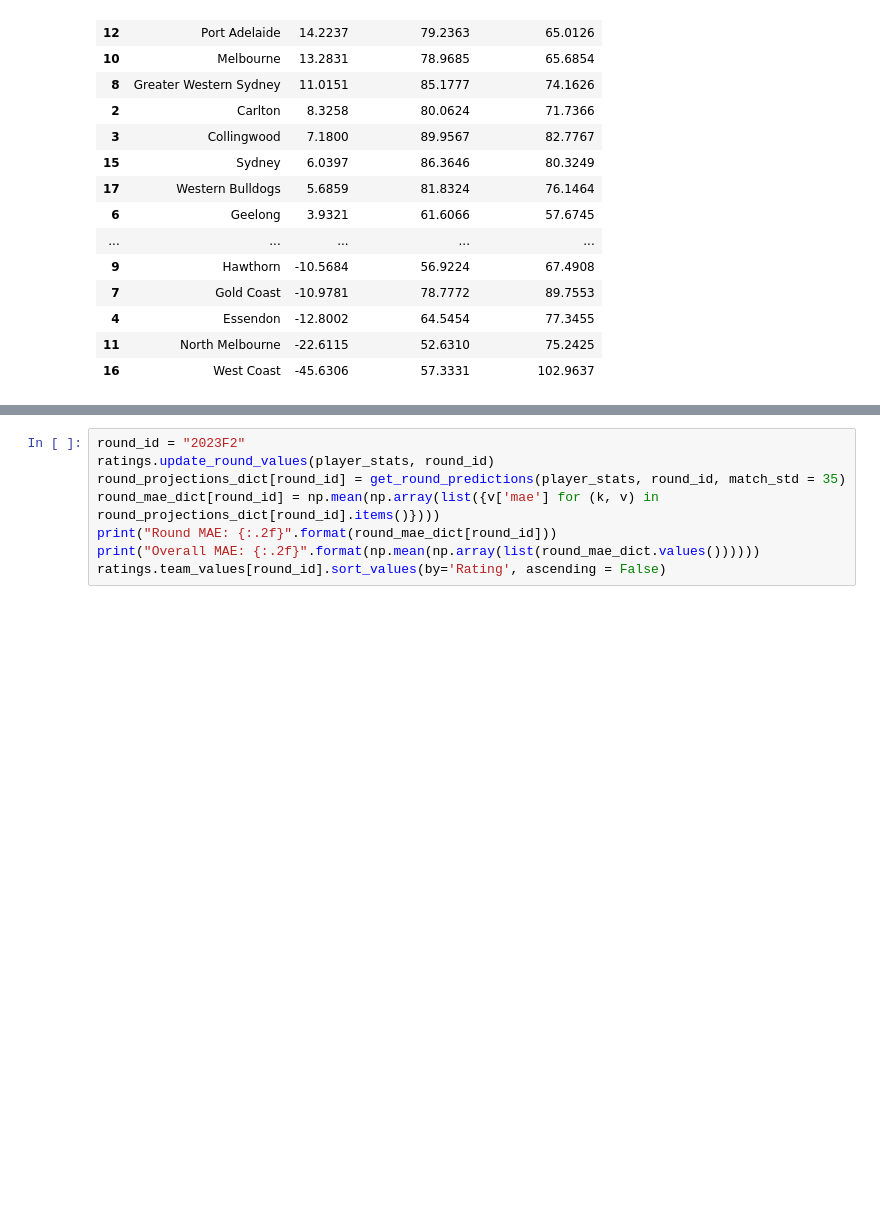
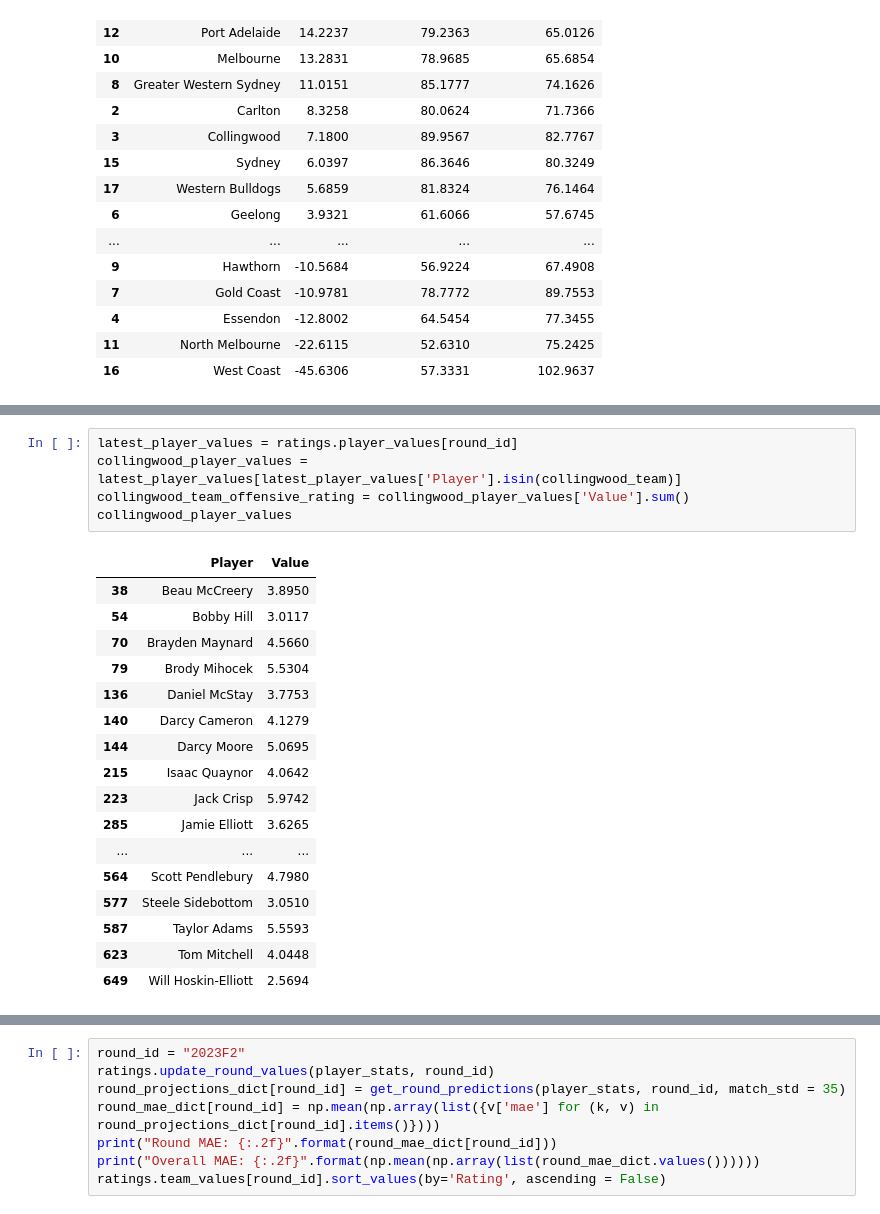
Before and after one commit to ciaran-grant/afl-player-ratings, a Jupyter notebook: exploratory_analysis/team_ratings/team_ratings_class.ipynb, the cells around one changed output, grey strips where cells are left out. Cells and saved outputs as stored; diff of their text form; blank space fills up the shorter version.

```diff
--- a/exploratory_analysis/team_ratings/team_ratings_class.ipynb
+++ b/exploratory_analysis/team_ratings/team_ratings_class.ipynb
@@ -2271,0 +2345,23 @@ Overall MAE: 27.72
+# %%
+latest_player_values = ratings.player_values[round_id]
+collingwood_player_values = latest_player_values[latest_player_values['Player'].isin(collingwood_team)]
+collingwood_team_offensive_rating = collingwood_player_values['Value'].sum()
+collingwood_player_values
+# %% [output]
+|  | Player | Value |
+| 38 | Beau McCreery | 3.8950 |
+| 54 | Bobby Hill | 3.0117 |
+| 70 | Brayden Maynard | 4.5660 |
+| 79 | Brody Mihocek | 5.5304 |
+| 136 | Daniel McStay | 3.7753 |
+| 140 | Darcy Cameron | 4.1279 |
+| 144 | Darcy Moore | 5.0695 |
+| 215 | Isaac Quaynor | 4.0642 |
+| 223 | Jack Crisp | 5.9742 |
+| 285 | Jamie Elliott | 3.6265 |
+| ... | ... | ... |
+| 564 | Scott Pendlebury | 4.7980 |
+| 577 | Steele Sidebottom | 3.0510 |
+| 587 | Taylor Adams | 5.5593 |
+| 623 | Tom Mitchell | 4.0448 |
+| 649 | Will Hoskin-Elliott | 2.5694 |
```
Also changed, not shown: parts of 26 cells of this notebook, 6 other files.
